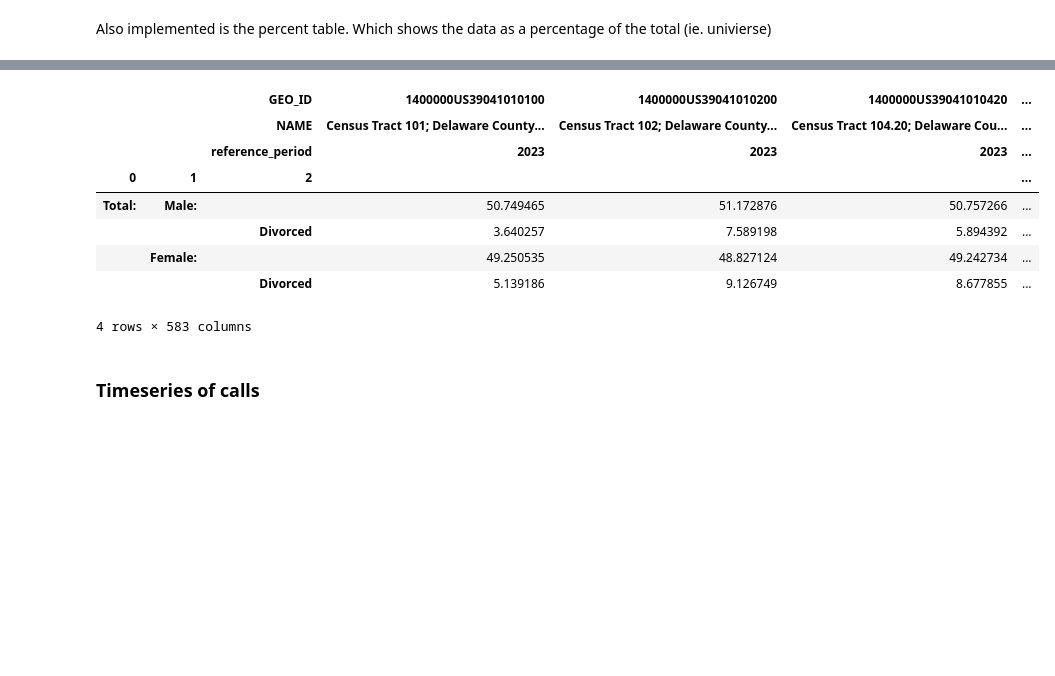
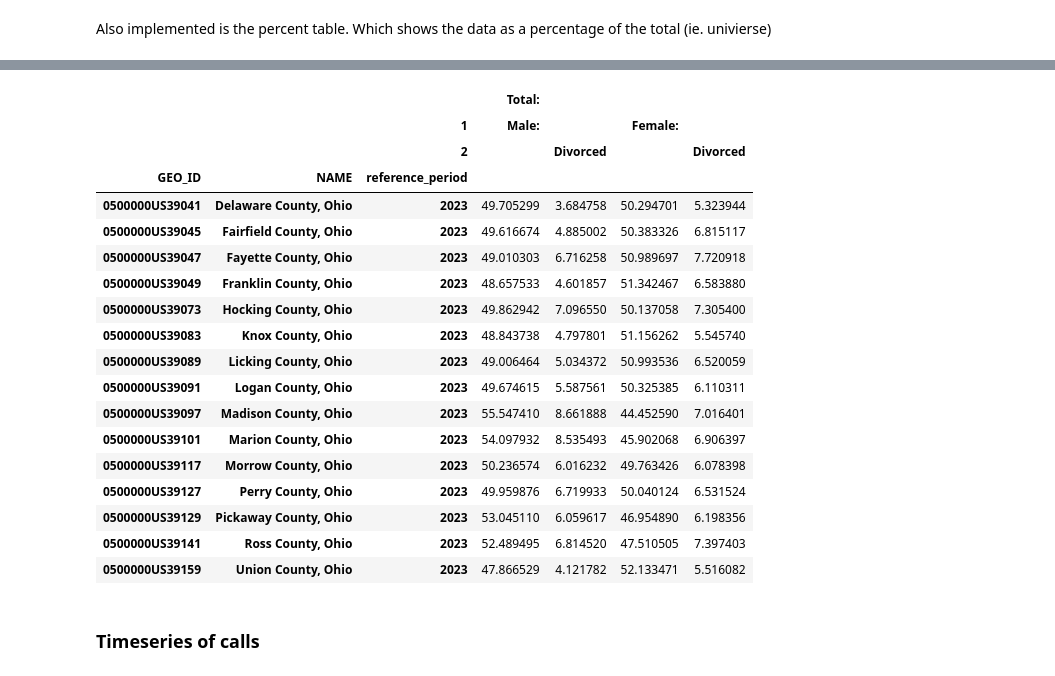
Before and after one commit to morpc/morpc-py, a Jupyter notebook: doc/07-morpc-census-demo.ipynb, the cells around one changed output, grey strips where cells are left out. Cells and saved outputs as stored; diff of their text form; code cells hidden in the pictures; blank space fills up the shorter version.

```diff
--- a/doc/07-morpc-census-demo.ipynb
+++ b/doc/07-morpc-census-demo.ipynb
@@ -178,4 +192,4 @@ variables =['B12001_001E', 'B12001_002E', 'B12001_010E', 'B12001_011E', 'B12001_
 # %%
 from morpc.census.api import CensusAPI
 
-b12001_2023 = CensusAPI('acs/acs5', 2023, 'B12001', 'region15', scale='tract', variables=variables)
+b12001_2023 = CensusAPI('acs/acs5', 2023, 'B12001', 'region15', variables=variables)
@@ -263,5 +267,5 @@ dim_table.wide()
 # %% [markdown]
 Also implemented is the percent table. Which shows the data as a percentage of the total (ie. univierse)
 # %%
-dim_table.percent()
+dim_table.percent().T
 # %% [output]
@@ -271,12 +272,22 @@ dim_table.percent()
-|  |  | GEO_ID | 1400000US39041010100 | 1400000US39041010200 | 1400000US39041010420 | ... |
-|  |  | NAME | Census Tract 101; Delaware County... | Census Tract 102; Delaware County... | Census Tract 104.20; Delaware Cou... | ... |
-|  |  | reference_period | 2023 | 2023 | 2023 | ... |
-| 0 | 1 | 2 |  |  |  | ... |
-| Total: | Male: |  | 50.749465 | 51.172876 | 50.757266 | ... |
-|  |  | Divorced | 3.640257 | 7.589198 | 5.894392 | ... |
-|  | Female: |  | 49.250535 | 48.827124 | 49.242734 | ... |
-|  |  | Divorced | 5.139186 | 9.126749 | 8.677855 | ... |
+|  |  |  | Total: |  |  |  |
+|  |  | 1 | Male: |  | Female: |  |
+|  |  | 2 |  | Divorced |  | Divorced |
+| GEO_ID | NAME | reference_period |  |  |  |  |
+| 0500000US39041 | Delaware County, Ohio | 2023 | 49.705299 | 3.684758 | 50.294701 | 5.323944 |
+| 0500000US39045 | Fairfield County, Ohio | 2023 | 49.616674 | 4.885002 | 50.383326 | 6.815117 |
+| 0500000US39047 | Fayette County, Ohio | 2023 | 49.010303 | 6.716258 | 50.989697 | 7.720918 |
+| 0500000US39049 | Franklin County, Ohio | 2023 | 48.657533 | 4.601857 | 51.342467 | 6.583880 |
+| 0500000US39073 | Hocking County, Ohio | 2023 | 49.862942 | 7.096550 | 50.137058 | 7.305400 |
+| 0500000US39083 | Knox County, Ohio | 2023 | 48.843738 | 4.797801 | 51.156262 | 5.545740 |
+| 0500000US39089 | Licking County, Ohio | 2023 | 49.006464 | 5.034372 | 50.993536 | 6.520059 |
+| 0500000US39091 | Logan County, Ohio | 2023 | 49.674615 | 5.587561 | 50.325385 | 6.110311 |
+| 0500000US39097 | Madison County, Ohio | 2023 | 55.547410 | 8.661888 | 44.452590 | 7.016401 |
+| 0500000US39101 | Marion County, Ohio | 2023 | 54.097932 | 8.535493 | 45.902068 | 6.906397 |
+| 0500000US39117 | Morrow County, Ohio | 2023 | 50.236574 | 6.016232 | 49.763426 | 6.078398 |
+| 0500000US39127 | Perry County, Ohio | 2023 | 49.959876 | 6.719933 | 50.040124 | 6.531524 |
+| 0500000US39129 | Pickaway County, Ohio | 2023 | 53.045110 | 6.059617 | 46.954890 | 6.198356 |
+| 0500000US39141 | Ross County, Ohio | 2023 | 52.489495 | 6.814520 | 47.510505 | 7.397403 |
+| 0500000US39159 | Union County, Ohio | 2023 | 47.866529 | 4.121782 | 52.133471 | 5.516082 |
-4 rows × 583 columns
 # %% [markdown]
 ### Timeseries of calls
 # %% [markdown]
```
Also changed, not shown: parts of 70 cells of this notebook, 1 other file.
